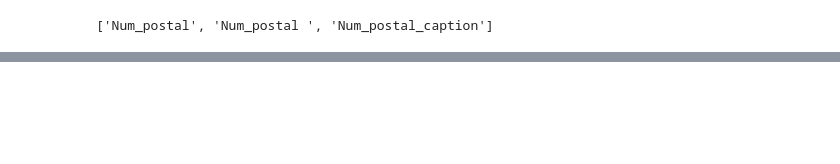
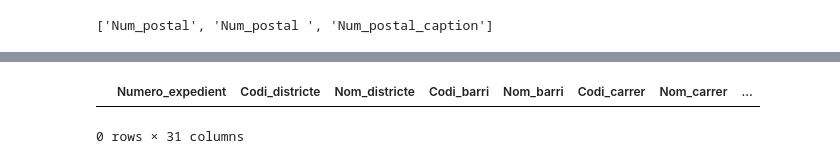
Before and after one commit to 4GeeksAcademy/pablo-aznar-finalproject, a Jupyter notebook: notebooks/data-collection.ipynb, the cells around one changed output, grey strips where cells are left out. Saved outputs shown, nothing was run; the diff lists cells and outputs as text; code cells hidden in the pictures; blank space fills up the shorter version.

```diff
--- a/notebooks/data-collection.ipynb
+++ b/notebooks/data-collection.ipynb
@@ -193,9 +303,10 @@ df_accidents.shape
 # %%
 # Creamos columna unificada, priorizando la que ya se llama exactamente "Num_postal" que no tiene espacio
 df_accidents["Num_postal"] = df_accidents["Num_postal"].combine_first(df_accidents["Num_postal "])
+df_accidents["Num_postal"] = df_accidents["Num_postal"].combine_first(df_accidents["Num_postal_caption"])
 # %%
-# Eliminamos variable redundante mal nombrada con un espacio al final
-df_accidents.drop(columns=["Num_postal "], inplace=True)
+# Eliminamos variables redundante mal nombrada con un espacio al final
+df_accidents.drop(columns=['Num_postal ','Num_postal_caption'], inplace=True)
 # %%
 df_accidents.info()
 # %% [output]
@@ -218,0 +330,5 @@ memory usage: 16.5+ MB
+# %%
+df_accidents[df_accidents[['Coordenada_UTM_Y_ED50', 'Coordenada_UTM_X_ED50', 'Coordenada_UTM_X', 'Coordenada_UTM_Y' ]].notna().all(axis=1)]
+# %% [output]
+|  | Numero_expedient | Codi_districte | Nom_districte | Codi_barri | Nom_barri | Codi_carrer | Nom_carrer | ... |
+0 rows × 31 columns
```
Also changed, not shown: parts of 34 cells of this notebook, 35 other files.
